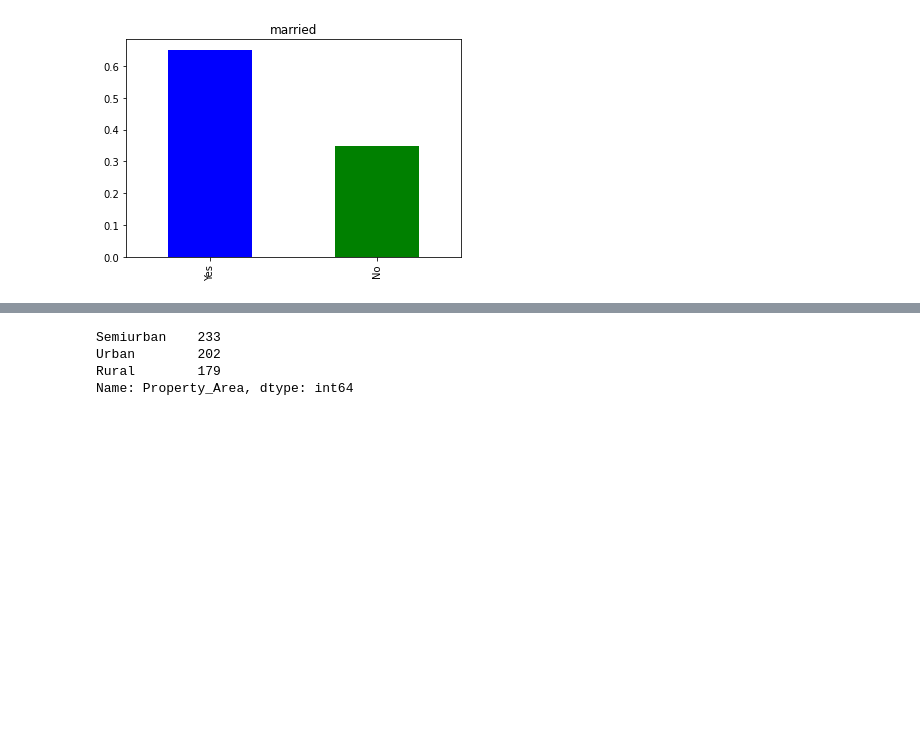
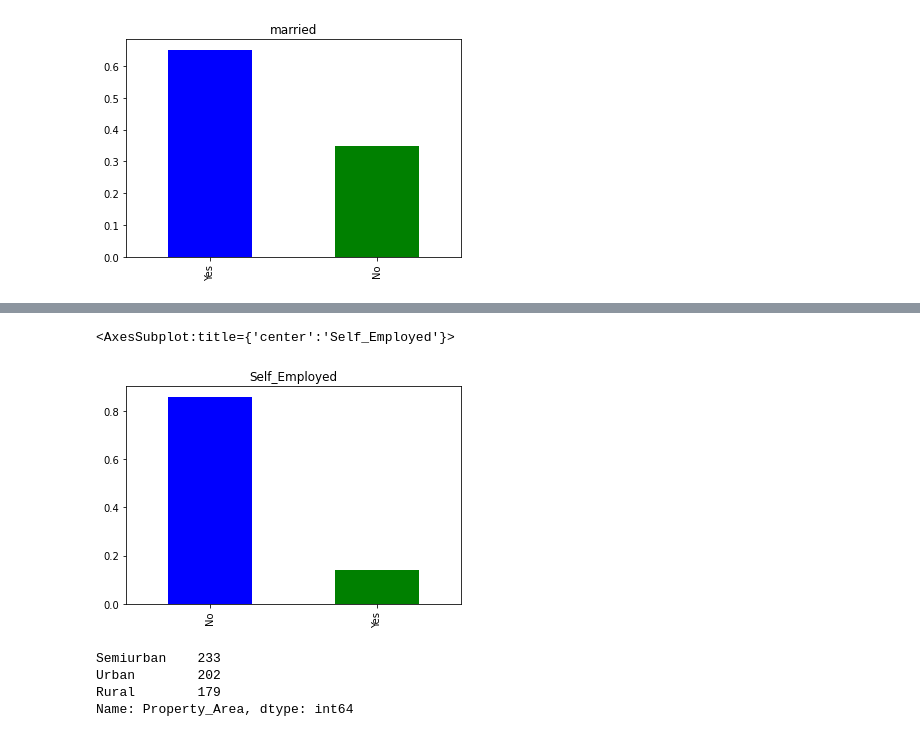
Before and after one commit to CSP-Simon/proiectDSI, a Jupyter notebook: ProiectDSI.ipynb, the cells around one changed output, grey strips where cells are left out. Drawn from its saved outputs; the diff is of its cells as text; code cells hidden in the pictures; blank space fills up the shorter version.

```diff
--- a/ProiectDSI.ipynb
+++ b/ProiectDSI.ipynb
@@ -98,3 +177,8 @@ train["Married"].value_counts(normalize=True).plot.bar(title = 'married',color=[
+# %%
+train["Self_Employed"].value_counts(normalize=True).plot.bar(title = 'Self_Employed',color=['Blue', 'green'])
+# %% [output]
+<AxesSubplot:title={'center':'Self_Employed'}>
+[figure, added]
 # %%
 train["Property_Area"].value_counts()
 # %% [output]
```
Also changed, not shown: parts of 24 cells of this notebook.
